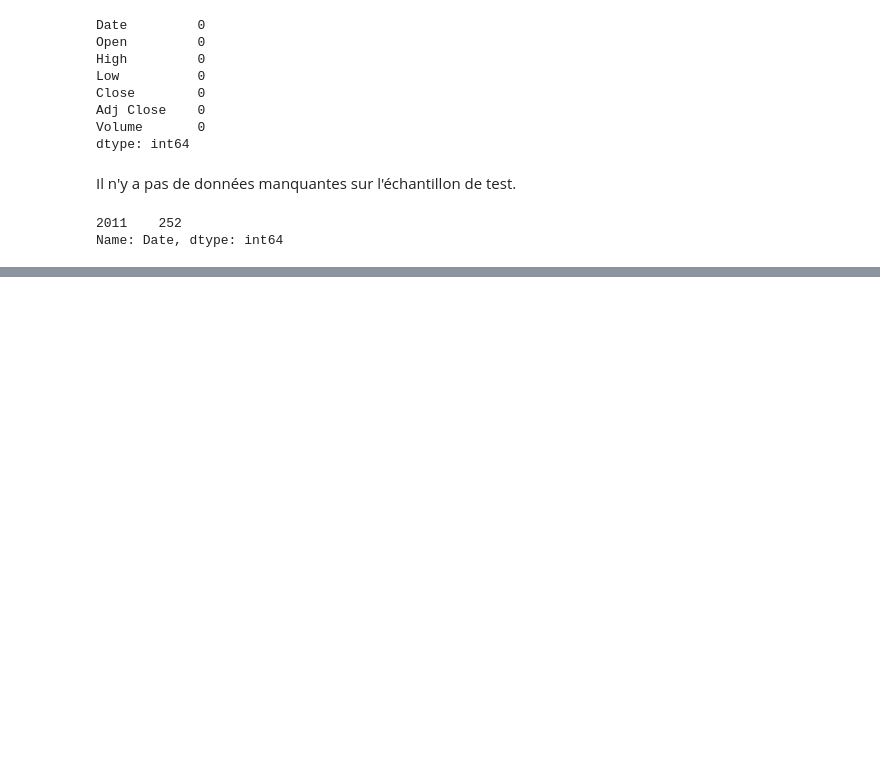
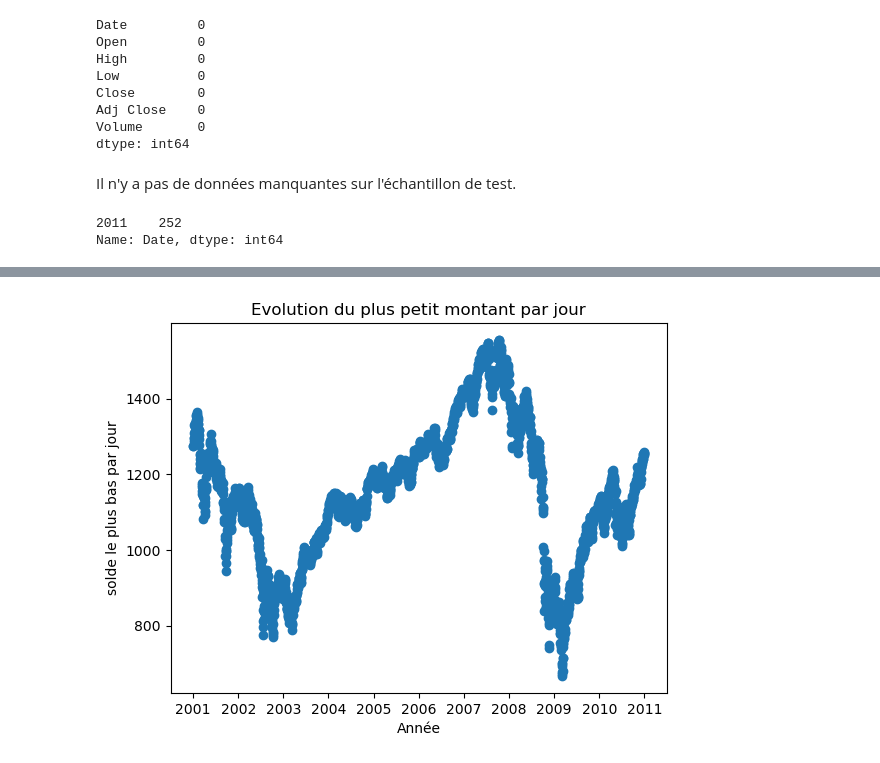
Before and after one commit to BIGMOUSSA/Projet_Reinforcement_Learning_Gestion_De_Stock, a Jupyter notebook: preprocessing_data.ipynb, the cells around one changed output, grey strips where cells are left out. Drawn from its saved outputs; the diff is of its cells as text; code cells hidden in the pictures; blank space fills up the shorter version.

```diff
--- a/preprocessing_data.ipynb
+++ b/preprocessing_data.ipynb
@@ -111,0 +190,8 @@ Name: Date, dtype: int64
+# %%
+plt.scatter(x = data["Date"], y = data["Low"])
+plt.title(label = "Evolution du plus petit montant par jour")
+plt.xlabel("Année")
+plt.ylabel("solde le plus bas par jour")
+plt.show()
+# %% [output]
+[figure, added]
```
Also changed, not shown: parts of 20 cells of this notebook, 2 other files.
